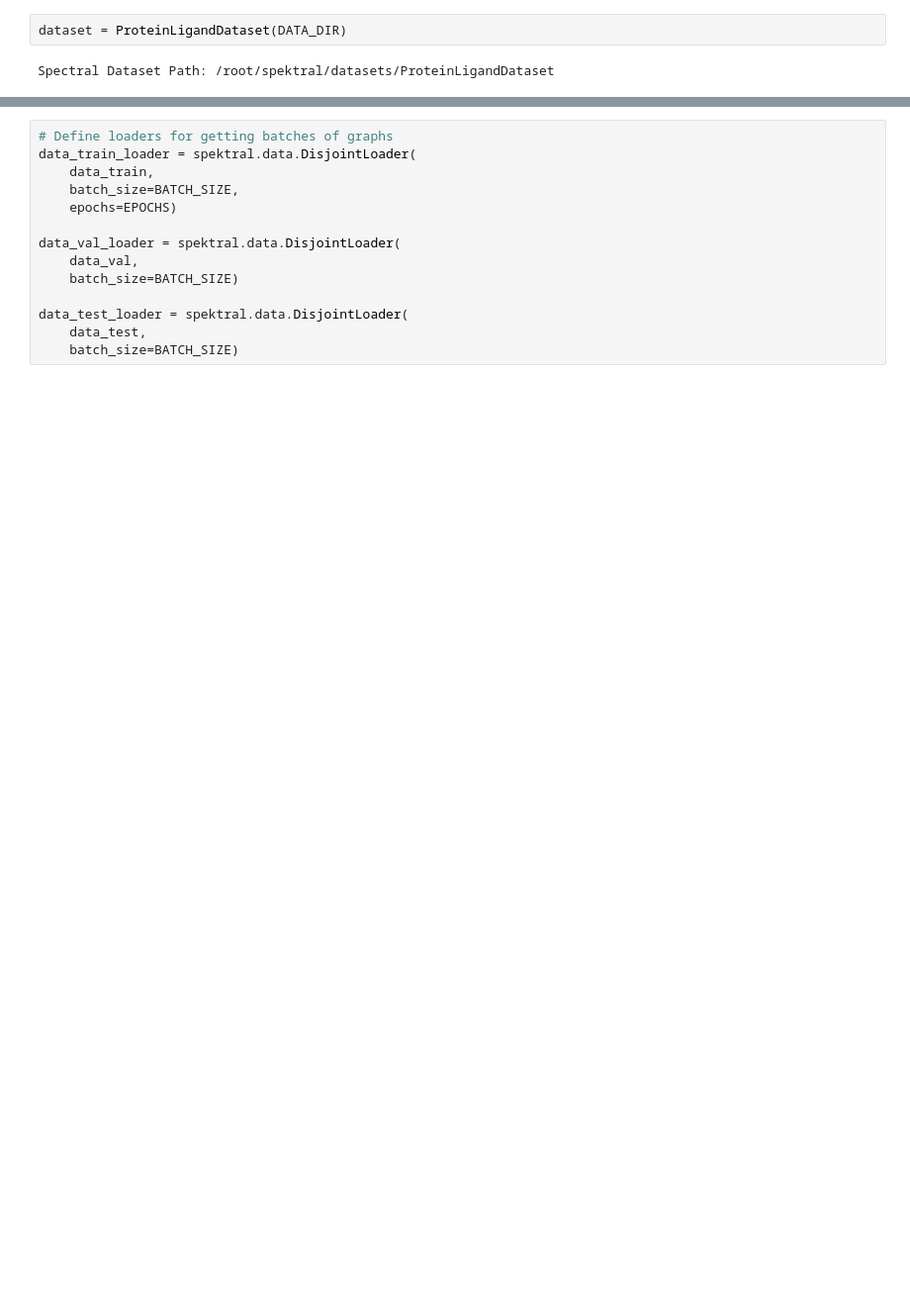
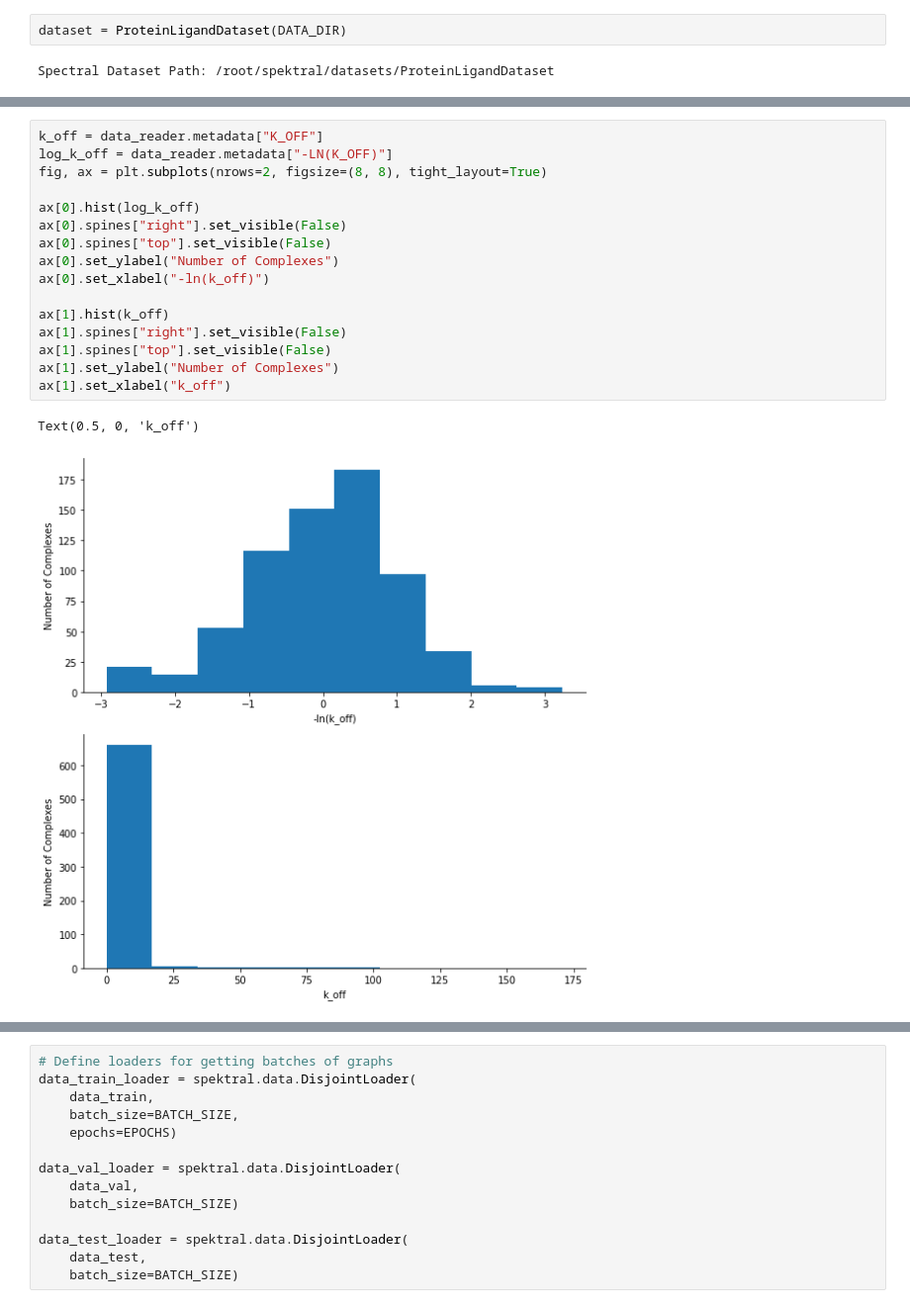
Before and after one commit to benjamin-ahlbrecht/protein-ligand-dissociation-gnn, a Jupyter notebook: protein-ligand-dissociation.ipynb, the cells around one changed output, grey strips where cells are left out. Shown at 99% size. Drawn from its saved outputs; the diff is of its cells as text; blank space fills up the shorter version.

```diff
--- a/protein-ligand-dissociation.ipynb
+++ b/protein-ligand-dissociation.ipynb
@@ -474,0 +592,19 @@ Spectral Dataset Path: /root/spektral/datasets/ProteinLigandDataset
+# %%
+k_off = data_reader.metadata["K_OFF"]
+log_k_off = data_reader.metadata["-LN(K_OFF)"]
+fig, ax = plt.subplots(nrows=2, figsize=(8, 8), tight_layout=True)
+
+ax[0].hist(log_k_off)
+ax[0].spines["right"].set_visible(False)
+ax[0].spines["top"].set_visible(False)
+ax[0].set_ylabel("Number of Complexes")
+ax[0].set_xlabel("-ln(k_off)")
+
+ax[1].hist(k_off)
+ax[1].spines["right"].set_visible(False)
+ax[1].spines["top"].set_visible(False)
+ax[1].set_ylabel("Number of Complexes")
+ax[1].set_xlabel("k_off")
+# %% [output]
+Text(0.5, 0, 'k_off')
+[figure, added]
```
Also changed, not shown: parts of 24 cells of this notebook.
